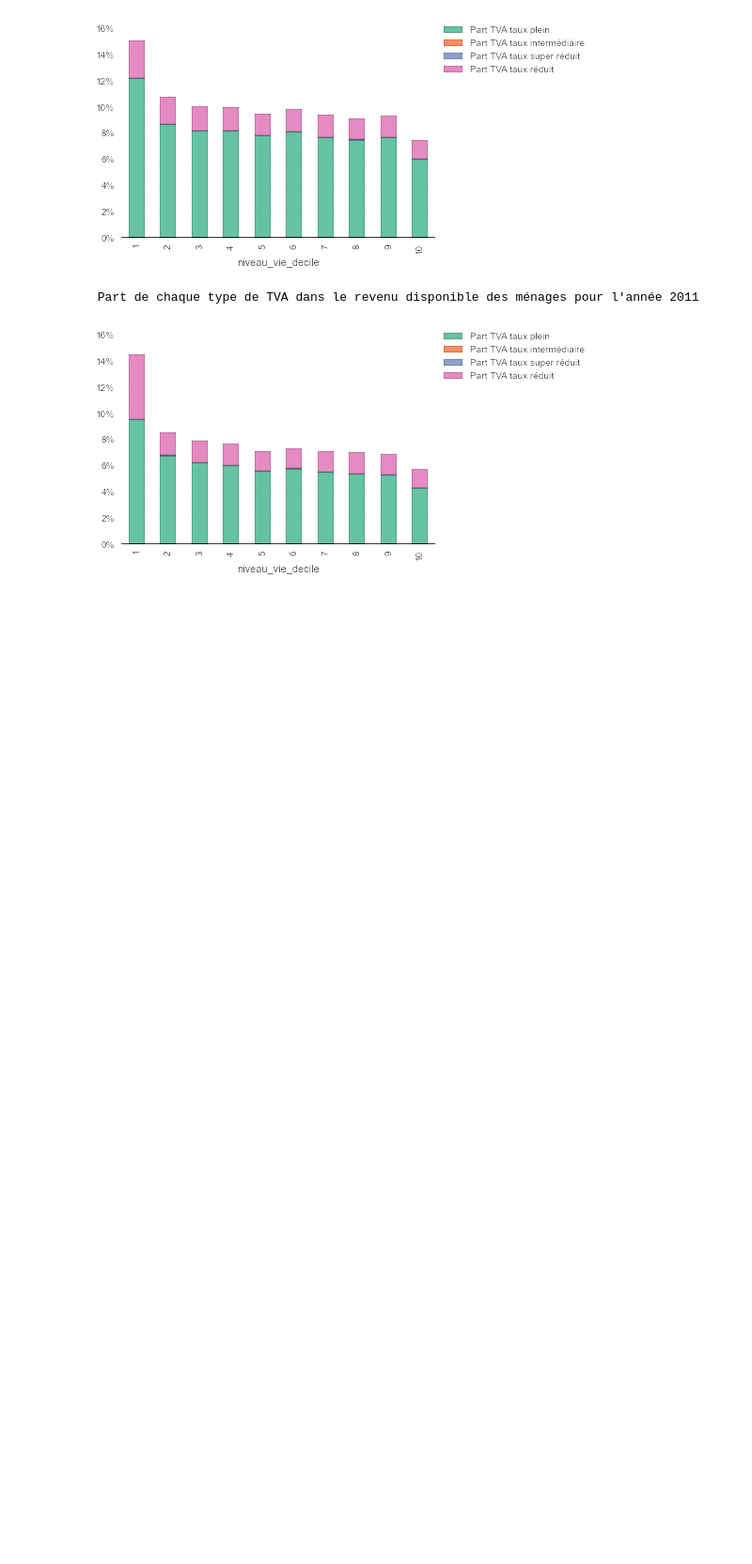
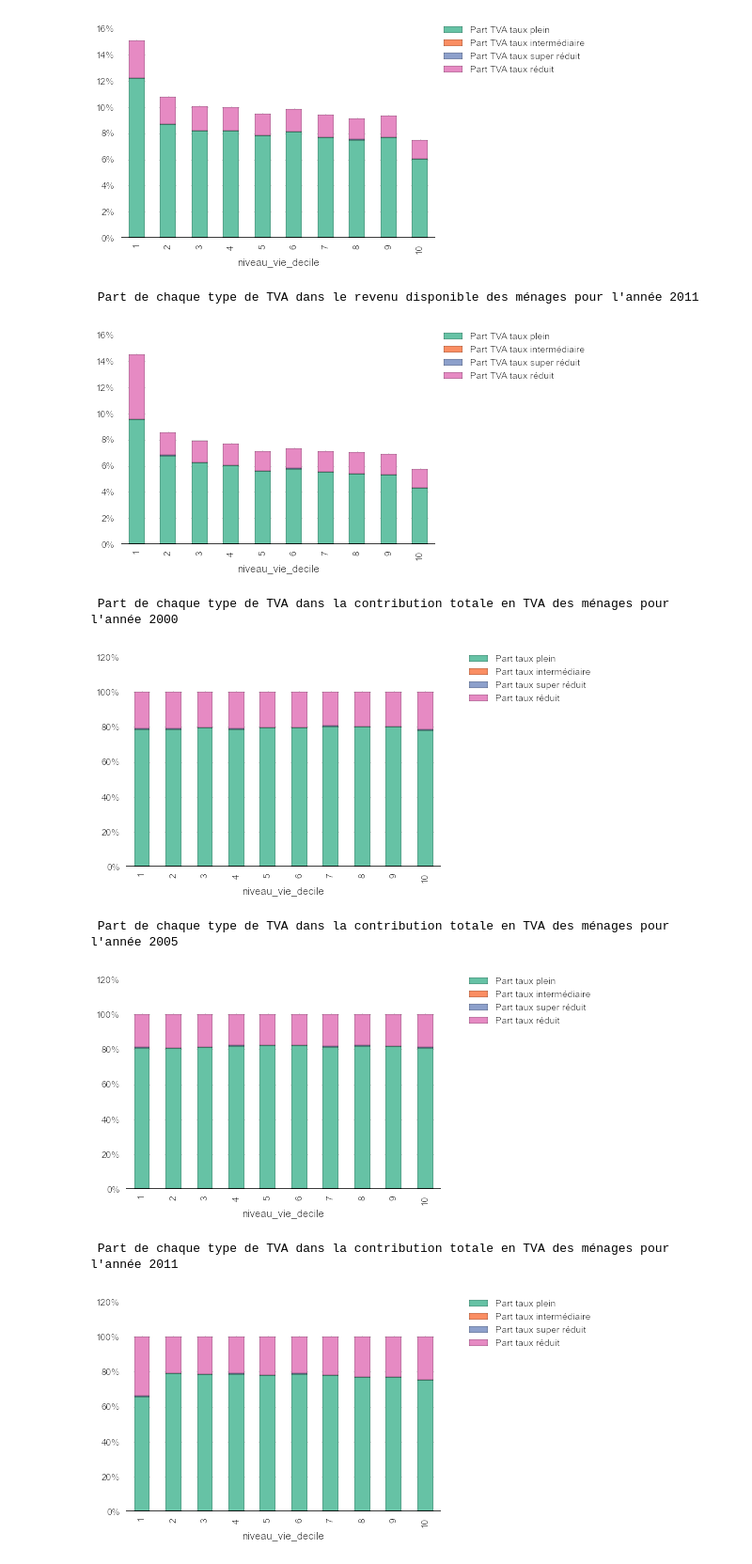
Before and after one commit to openfisca/openfisca-france-indirect-taxation, a Jupyter notebook: openfisca_france_indirect_taxation/examples/notebooks/plot_taux_tva_par_decile.ipynb, the cells around one changed output. Shown: that part at 94% size. Cells and saved outputs as stored; diff of their text form; code cells hidden in the pictures; blank space fills up the shorter version.

```diff
--- a/openfisca_france_indirect_taxation/examples/notebooks/plot_taux_tva_par_decile.ipynb
+++ b/openfisca_france_indirect_taxation/examples/notebooks/plot_taux_tva_par_decile.ipynb
@@ -24,6 +24,7 @@ simulated_variables = [
     'tva_taux_reduit',
     'tva_taux_super_reduit',
     'rev_disponible',
+    'tva_total'
     ]
 # %% [markdown]
 # Calcul de la part de chaque type de TVA dans le revenu disponible des ménages, par décile de revenu
@@ -59,3 +60,35 @@ for year in [2000, 2005, 2011]:
 [figure]
  Part de chaque type de TVA dans le revenu disponible des ménages pour l'année 2011
 [figure]
+# %%
+for year in [2000, 2005, 2011]:
+    survey_scenario = SurveyScenario.create(year = year)
+    pivot_table = pandas.DataFrame()
+    for values in simulated_variables:
+        pivot_table = pandas.concat([
+            pivot_table,
+            survey_scenario.compute_pivot_table(values = [values], columns = ['niveau_vie_decile'])
+            ])
+    taxes_indirectes = pivot_table.T
+
+    taxes_indirectes[u'Part taux super réduit'] = \
+        taxes_indirectes['tva_taux_super_reduit'] / taxes_indirectes['tva_total']
+    taxes_indirectes[u'Part taux réduit'] = \
+        taxes_indirectes['tva_taux_reduit'] / taxes_indirectes['tva_total']
+    taxes_indirectes[u'Part taux intermédiaire'] = \
+        taxes_indirectes['tva_taux_intermediaire'] / taxes_indirectes['tva_total']
+    taxes_indirectes[u'Part taux plein'] = \
+        taxes_indirectes['tva_taux_plein'] / taxes_indirectes['tva_total']
+
+    df_to_graph = taxes_indirectes[[u'Part taux plein', u'Part taux intermédiaire',
+        u'Part taux super réduit', u'Part taux réduit']]
+
+    print ''' Part de chaque type de TVA dans la contribution totale en TVA des ménages pour l'année {} '''.format(year)
+    graph_builder_bar(df_to_graph)
+# %% [output]
+ Part de chaque type de TVA dans la contribution totale en TVA des ménages pour l'année 2000
+[figure, added]
+ Part de chaque type de TVA dans la contribution totale en TVA des ménages pour l'année 2005
+[figure, added]
+ Part de chaque type de TVA dans la contribution totale en TVA des ménages pour l'année 2011
+[figure, added]
```
Also changed, not shown: 2 other files.
